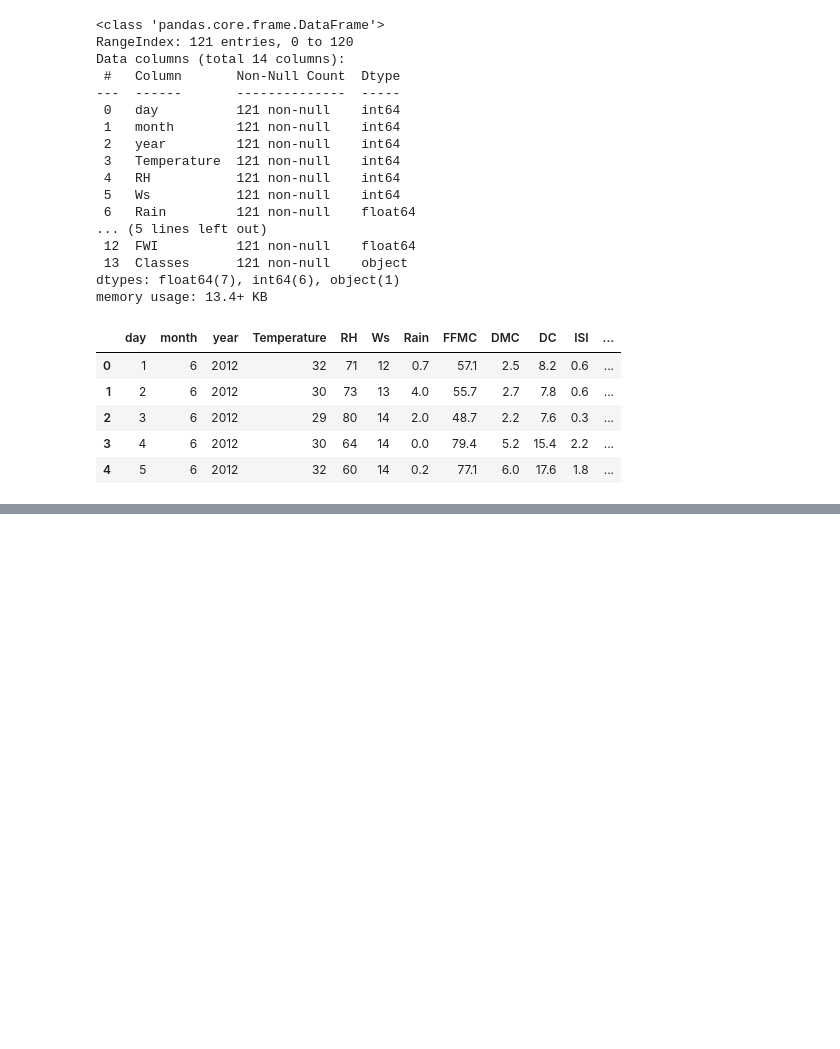
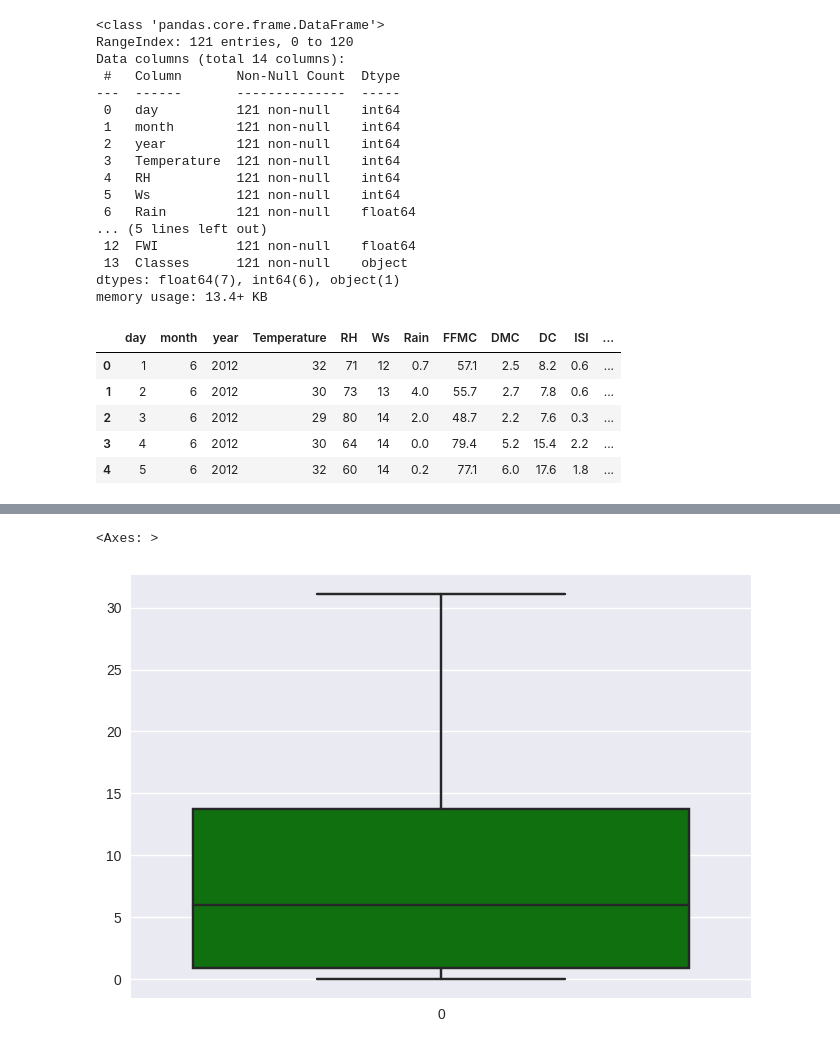
Before and after one commit to NasimLimon/Machine-Learning, a Jupyter notebook: clenningdatasetridgelasso-ipynb.ipynb, the cells around one changed output, grey strips where cells are left out. Cells and saved outputs as stored; diff of their text form; code cells hidden in the pictures; blank space fills up the shorter version.

```diff
--- a/clenningdatasetridgelasso-ipynb.ipynb
+++ b/clenningdatasetridgelasso-ipynb.ipynb
@@ -149,0 +196,6 @@ df.head()
+# %%
+# Box plot
+sns.boxplot(df['FWI'],color='green')
+# %% [output]
+<Axes: >
+[figure, added]
```
Also changed, not shown: parts of 10 cells of this notebook.
